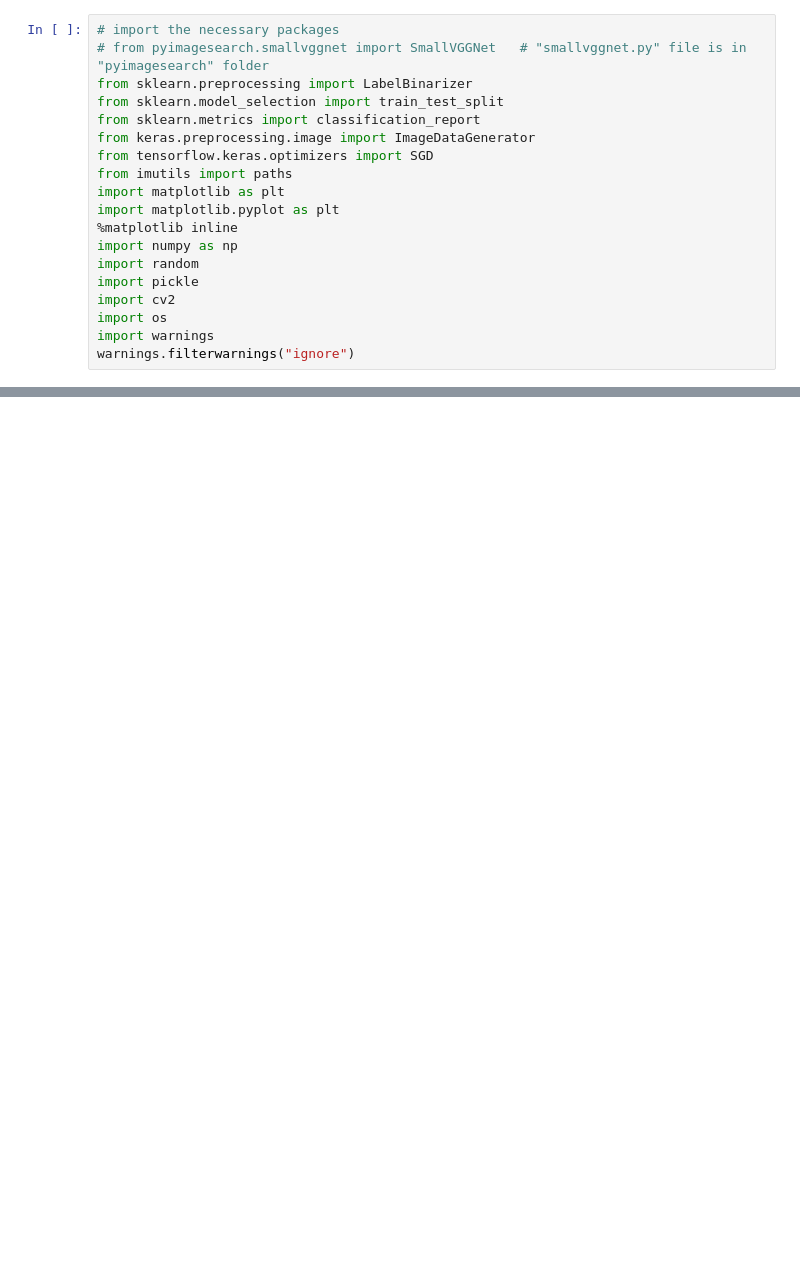
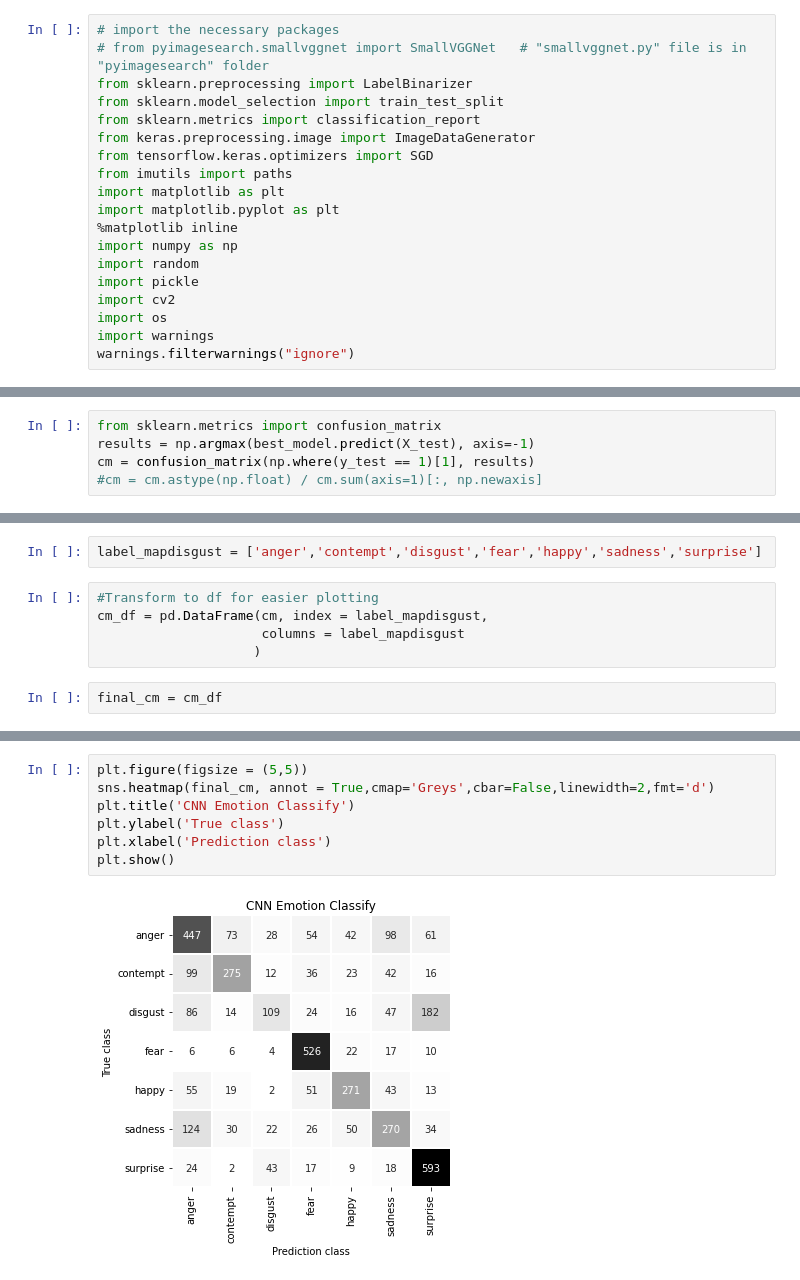
Before and after one commit to 6210612724/deep_learing, a Jupyter notebook: CNN.ipynb, the cells around one changed output, grey strips where cells are left out. Cells and saved outputs as stored; diff of their text form; blank space fills up the shorter version.

```diff
--- a/CNN.ipynb
+++ b/CNN.ipynb
@@ -447,0 +280,5 @@ print("Accuracy score is", score[1])
+# %%
+from sklearn.metrics import confusion_matrix
+results = np.argmax(best_model.predict(X_test), axis=-1)
+cm = confusion_matrix(np.where(y_test == 1)[1], results)
+#cm = cm.astype(np.float) / cm.sum(axis=1)[:, np.newaxis]
@@ -447,0 +288,9 @@ print("Accuracy score is", score[1])
+# %%
+label_mapdisgust = ['anger','contempt','disgust','fear','happy','sadness','surprise']
+# %%
+#Transform to df for easier plotting
+cm_df = pd.DataFrame(cm, index = label_mapdisgust,
+                     columns = label_mapdisgust
+                    )
+# %%
+final_cm = cm_df
@@ -447,0 +308,9 @@ print("Accuracy score is", score[1])
+# %%
+plt.figure(figsize = (5,5))
+sns.heatmap(final_cm, annot = True,cmap='Greys',cbar=False,linewidth=2,fmt='d')
+plt.title('CNN Emotion Classify')
+plt.ylabel('True class')
+plt.xlabel('Prediction class')
+plt.show()
+# %% [output]
+[figure, added]
```
Also changed, not shown: parts of 52 cells of this notebook.
